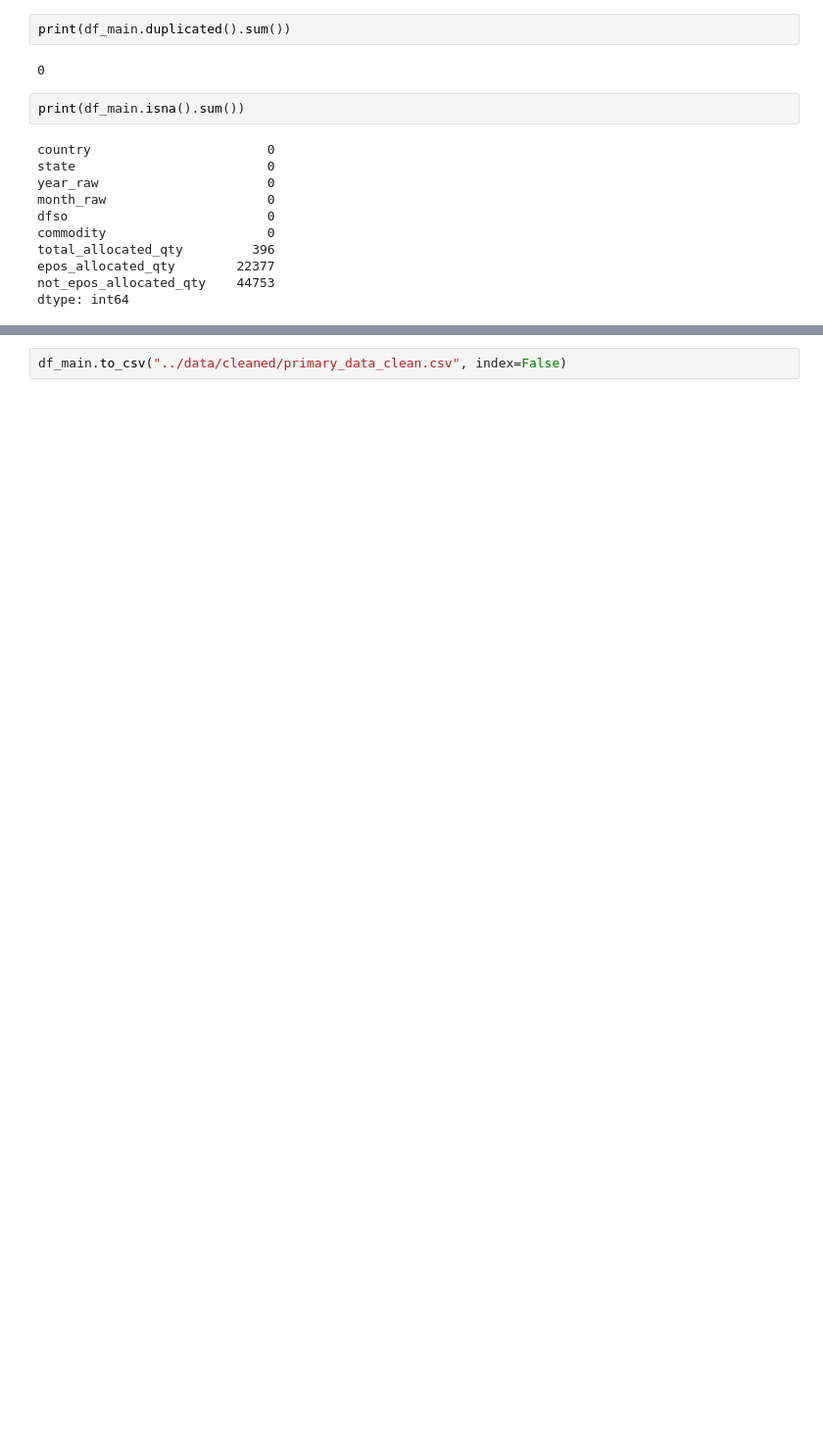
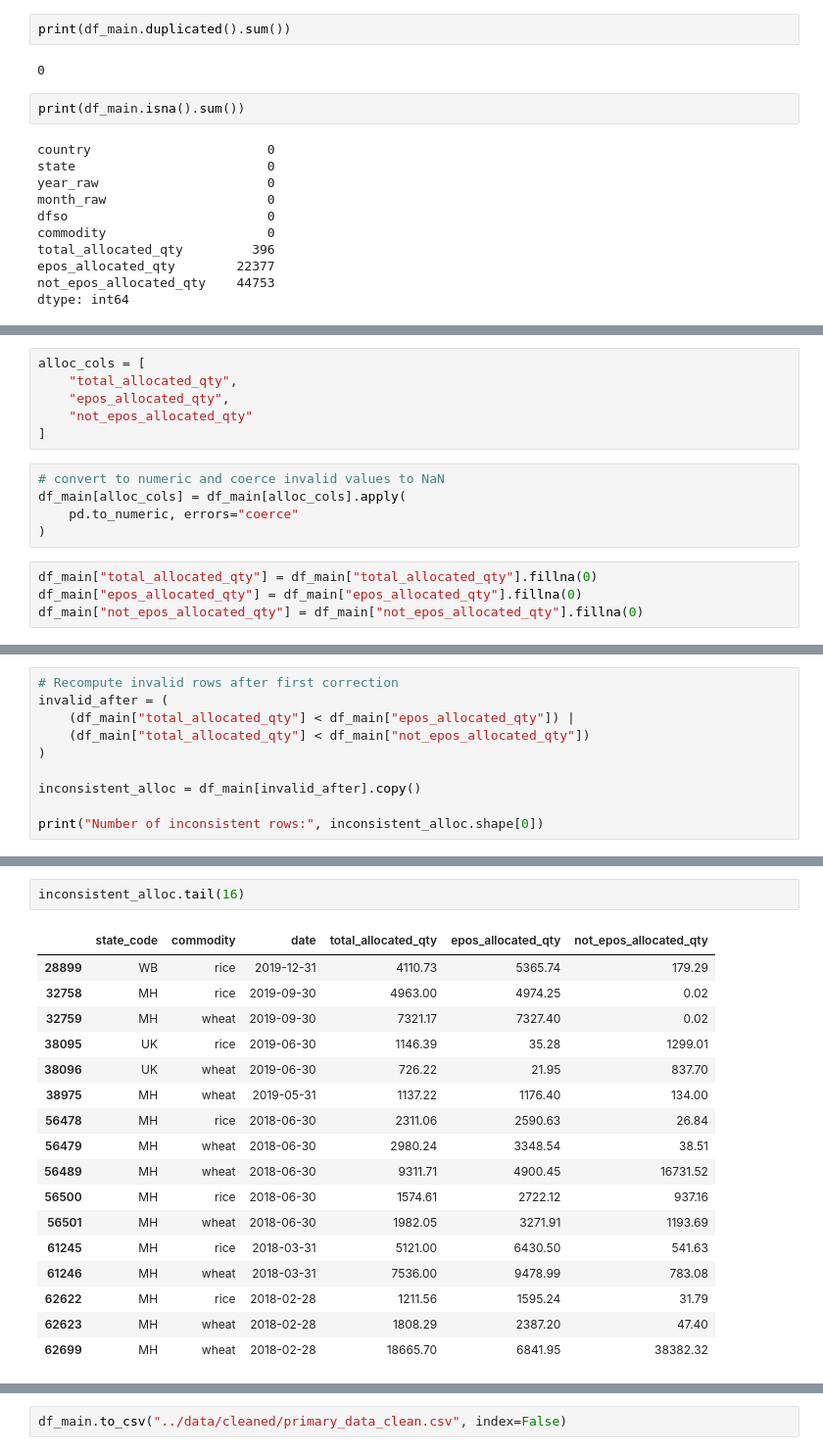
Before and after one commit to sreelakshmi3006/pds_foodgrain_forecasting, a Jupyter notebook: notebooks/01_primary_data_cleaning.ipynb, the cells around one changed output, grey strips where cells are left out. Shown at 98% size. Drawn from its saved outputs; the diff is of its cells as text; blank space fills up the shorter version.

```diff
--- a/notebooks/01_primary_data_cleaning.ipynb
+++ b/notebooks/01_primary_data_cleaning.ipynb
@@ -342,0 +474,15 @@ df_main.sample(5)
+# %%
+alloc_cols = [
+    "total_allocated_qty",
+    "epos_allocated_qty",
+    "not_epos_allocated_qty"
+]
+# %%
+# convert to numeric and coerce invalid values to NaN
+df_main[alloc_cols] = df_main[alloc_cols].apply(
+    pd.to_numeric, errors="coerce"
+)
+# %%
+df_main["total_allocated_qty"] = df_main["total_allocated_qty"].fillna(0)
+df_main["epos_allocated_qty"] = df_main["epos_allocated_qty"].fillna(0)
+df_main["not_epos_allocated_qty"] = df_main["not_epos_allocated_qty"].fillna(0)
@@ -342,0 +544,10 @@ df_main.sample(5)
+# %%
+# Recompute invalid rows after first correction
+invalid_after = (
+    (df_main["total_allocated_qty"] < df_main["epos_allocated_qty"]) |
+    (df_main["total_allocated_qty"] < df_main["not_epos_allocated_qty"])
+)
+
+inconsistent_alloc = df_main[invalid_after].copy()
+
+print("Number of inconsistent rows:", inconsistent_alloc.shape[0])
@@ -342,0 +575,20 @@ df_main.sample(5)
+# %%
+inconsistent_alloc.tail(16)
+# %% [output]
+|  | state_code | commodity | date | total_allocated_qty | epos_allocated_qty | not_epos_allocated_qty |
+| 28899 | WB | rice | 2019-12-31 | 4110.73 | 5365.74 | 179.29 |
+| 32758 | MH | rice | 2019-09-30 | 4963.00 | 4974.25 | 0.02 |
+| 32759 | MH | wheat | 2019-09-30 | 7321.17 | 7327.40 | 0.02 |
+| 38095 | UK | rice | 2019-06-30 | 1146.39 | 35.28 | 1299.01 |
+| 38096 | UK | wheat | 2019-06-30 | 726.22 | 21.95 | 837.70 |
+| 38975 | MH | wheat | 2019-05-31 | 1137.22 | 1176.40 | 134.00 |
+| 56478 | MH | rice | 2018-06-30 | 2311.06 | 2590.63 | 26.84 |
+| 56479 | MH | wheat | 2018-06-30 | 2980.24 | 3348.54 | 38.51 |
+| 56489 | MH | wheat | 2018-06-30 | 9311.71 | 4900.45 | 16731.52 |
+| 56500 | MH | rice | 2018-06-30 | 1574.61 | 2722.12 | 937.16 |
+| 56501 | MH | wheat | 2018-06-30 | 1982.05 | 3271.91 | 1193.69 |
+| 61245 | MH | rice | 2018-03-31 | 5121.00 | 6430.50 | 541.63 |
+| 61246 | MH | wheat | 2018-03-31 | 7536.00 | 9478.99 | 783.08 |
+| 62622 | MH | rice | 2018-02-28 | 1211.56 | 1595.24 | 31.79 |
+| 62623 | MH | wheat | 2018-02-28 | 1808.29 | 2387.20 | 47.40 |
+| 62699 | MH | wheat | 2018-02-28 | 18665.70 | 6841.95 | 38382.32 |
```
Also changed, not shown: parts of 76 cells of this notebook, 28 other files.
